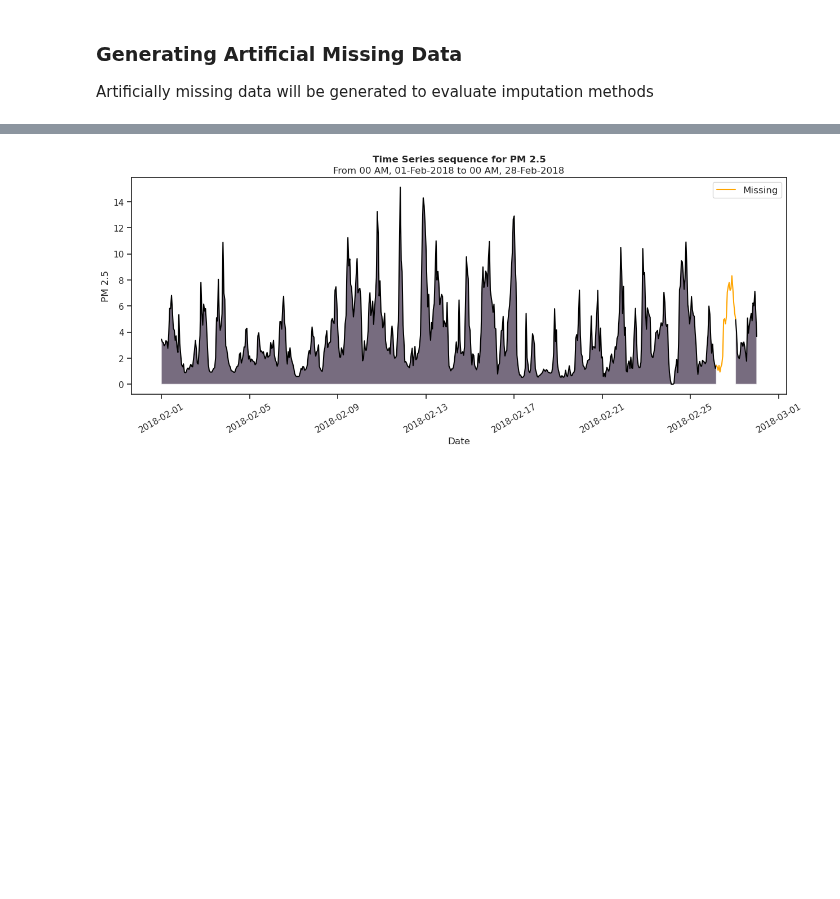
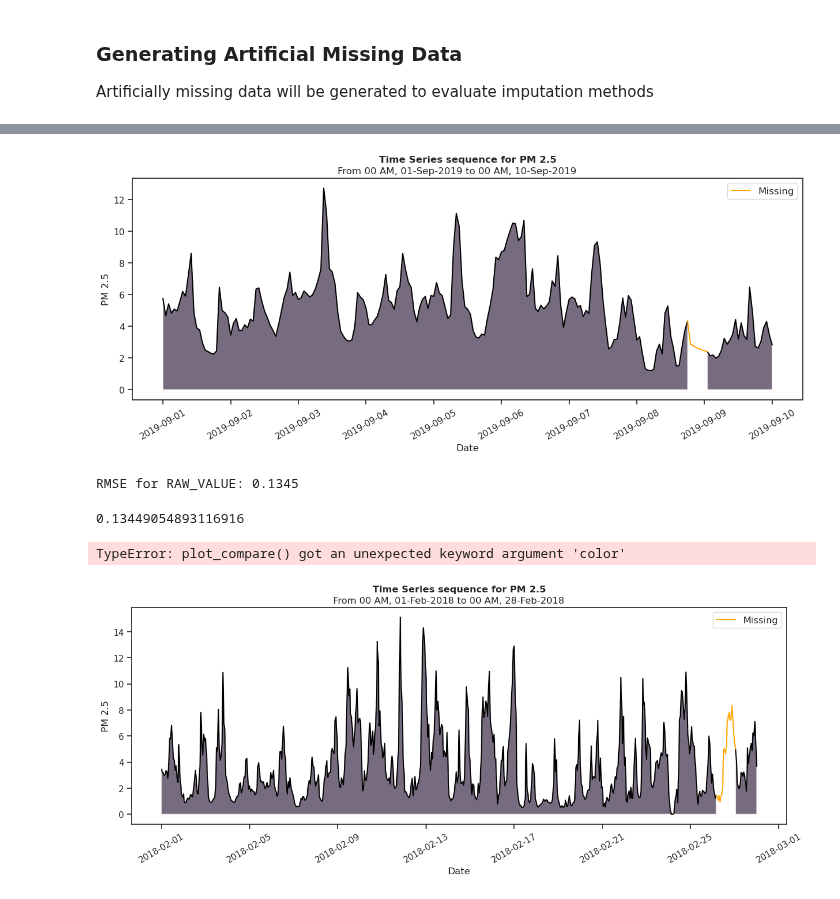
Before and after one commit to erich-hs/Air-We-Breathe, a Jupyter notebook: Air_We_Breath_Missing_Values.ipynb, the cells around one changed output, grey strips where cells are left out. Drawn from its saved outputs; the diff is of its cells as text; code cells hidden in the pictures; blank space fills up the shorter version.

```diff
--- a/Air_We_Breath_Missing_Values.ipynb
+++ b/Air_We_Breath_Missing_Values.ipynb
@@ -469,3 +391,24 @@ WARNING: Plot end exceeds subset limit. Truncating to subset end date...
+# %%
+subset_spline = subset.copy()
+subset_spline['RAW_VALUE'] = subset_missing['RAW_VALUE'].interpolate(method = 'spline', order = 3).tolist()
+plot_compare(subset_spline, subset_missing,
+             start=datetime(2019, 9, 1),
+             end=datetime(2019, 9, 10),
+             fill=True)
+
+rmse_score(subset, subset_spline)
+# %% [output]
+[figure, added]
+RMSE for RAW_VALUE: 0.1345
+0.13449054893116916
+# %%
+plot_compare(subset_spline, subset, missing_only=False,
+             start=datetime(2019, 9, 1),
+             end=datetime(2019, 9, 10),
+             fill=True,
+             color='blue')
+# %% [output]
+TypeError: plot_compare() got an unexpected keyword argument 'color'
 # %%
 subset, subset_missing = create_missing(
     data=station_subset,
```
Also changed, not shown: parts of 9 cells of this notebook, 2 other files.
